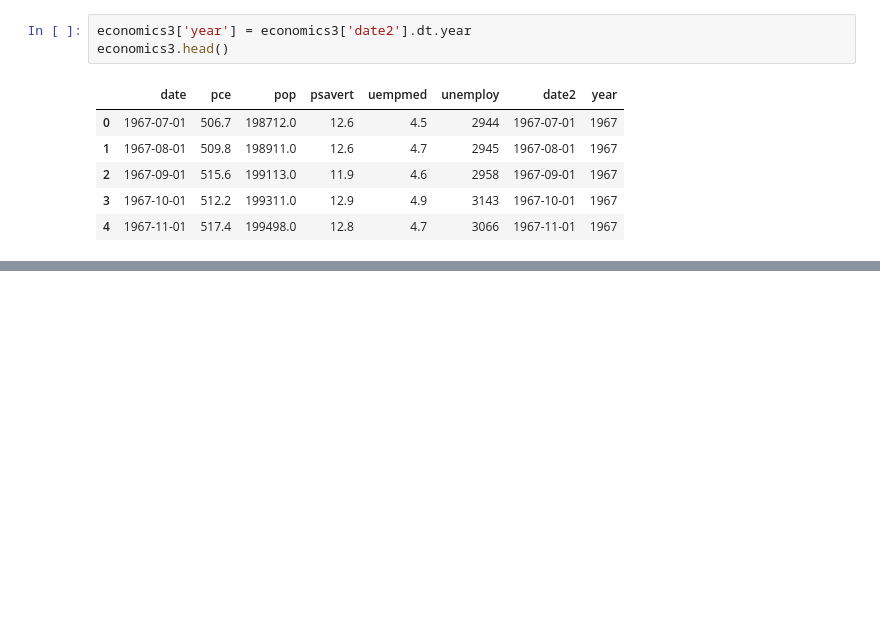
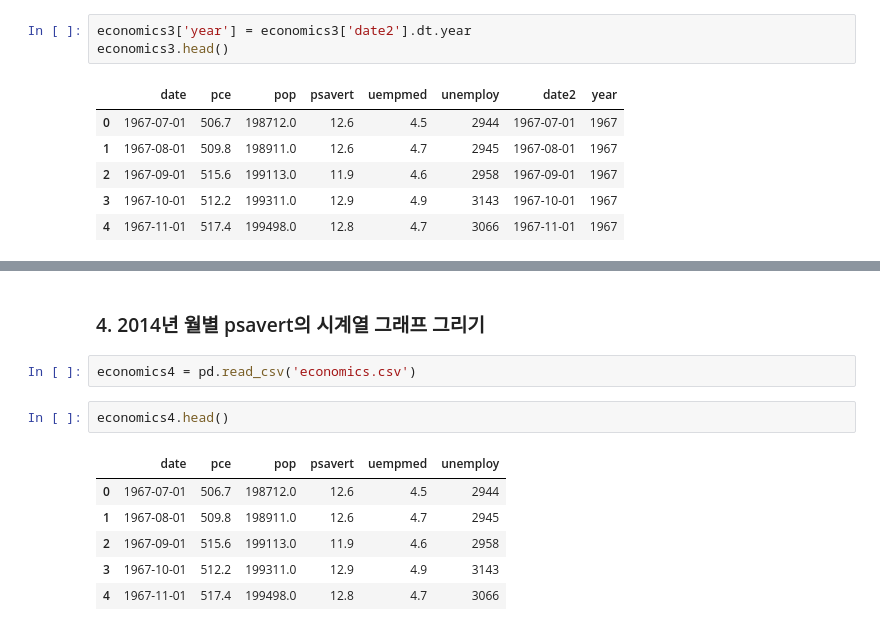
Before and after one commit to Likelion-at-SMWU-13th/KimEunJi, a Jupyter notebook: part2-1_hw/part_1_hw.ipynb, the cells around one changed output, grey strips where cells are left out. Drawn from its saved outputs; the diff is of its cells as text; blank space fills up the shorter version.

```diff
--- a/part2-1_hw/part_1_hw.ipynb
+++ b/part2-1_hw/part_1_hw.ipynb
@@ -133,0 +140,13 @@ sns.lineplot(data=economics3, x='year', y='psavert', ci=None)
+# %% [markdown]
+### 4. 2014년 월별 psavert의 시계열 그래프 그리기
+# %%
+economics4 = pd.read_csv('economics.csv')
+# %%
+economics4.head()
+# %% [output]
+|  | date | pce | pop | psavert | uempmed | unemploy |
+| 0 | 1967-07-01 | 506.7 | 198712.0 | 12.6 | 4.5 | 2944 |
+| 1 | 1967-08-01 | 509.8 | 198911.0 | 12.6 | 4.7 | 2945 |
+| 2 | 1967-09-01 | 515.6 | 199113.0 | 11.9 | 4.6 | 2958 |
+| 3 | 1967-10-01 | 512.2 | 199311.0 | 12.9 | 4.9 | 3143 |
+| 4 | 1967-11-01 | 517.4 | 199498.0 | 12.8 | 4.7 | 3066 |
```
Also changed, not shown: parts of 4 cells of this notebook.
